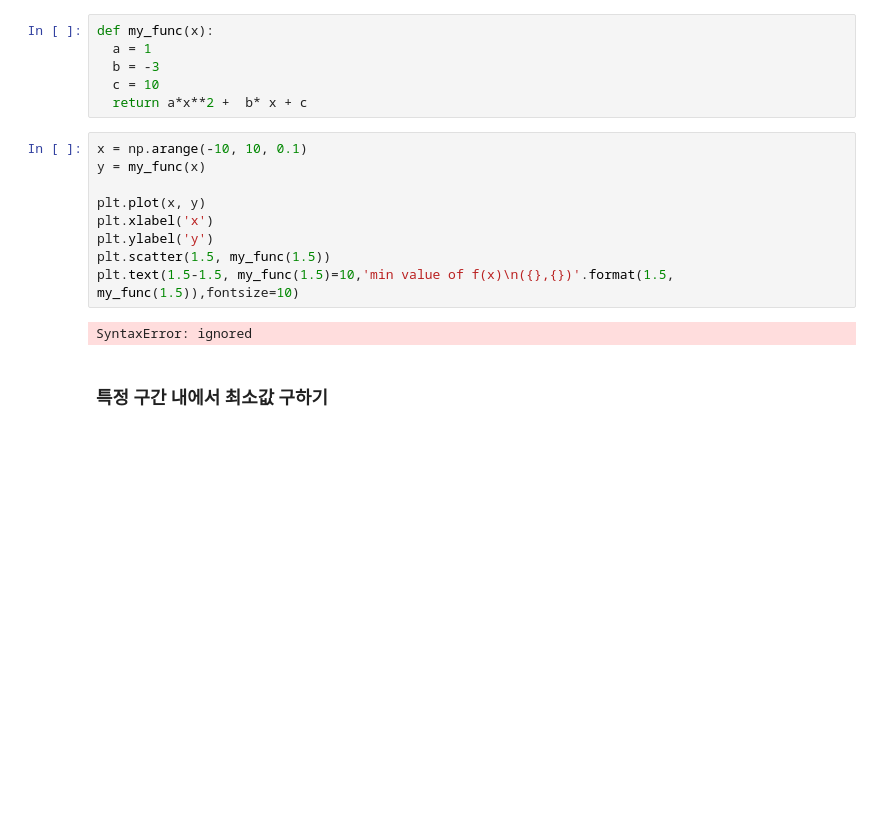
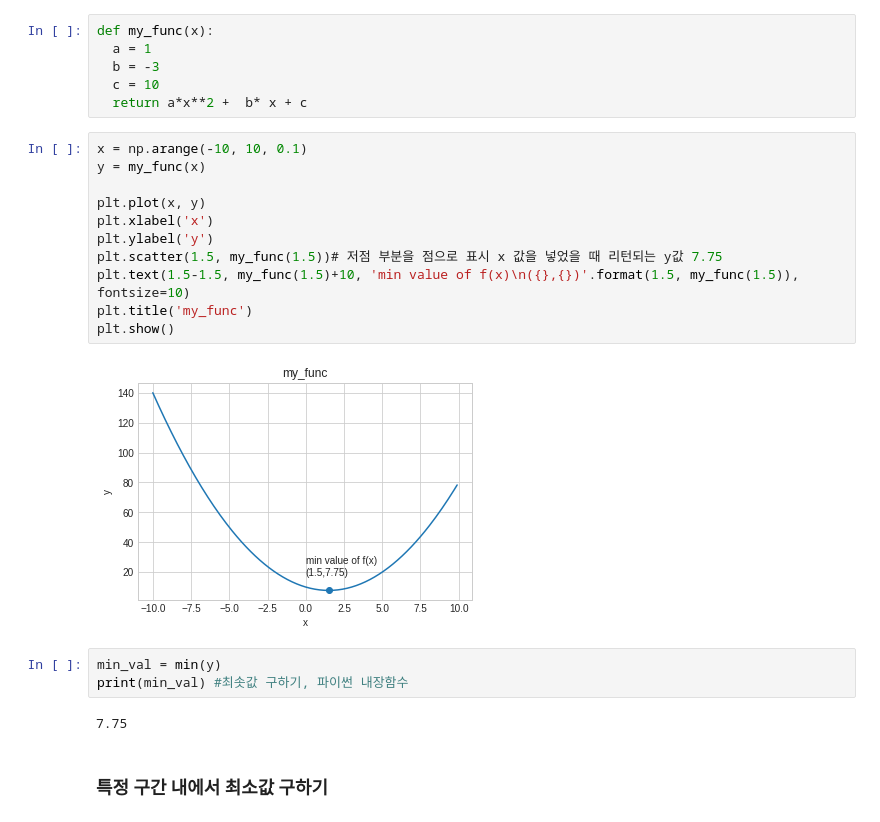
Before and after one commit to moung1012/-, a Jupyter notebook: _2_신경망_기초_수학.ipynb, the cells around one changed output. Cells and saved outputs as stored; diff of their text form; blank space fills up the shorter version.

```diff
--- a/_2_신경망_기초_수학.ipynb
+++ b/_2_신경망_기초_수학.ipynb
@@ -93,13 +93,20 @@ def my_func(x):
 # %%
 x = np.arange(-10, 10, 0.1)
 y = my_func(x)
 
 plt.plot(x, y)
 plt.xlabel('x')
 plt.ylabel('y')
-plt.scatter(1.5, my_func(1.5))
-plt.text(1.5-1.5, my_func(1.5)=10,'min value of f(x)\n({},{})'.format(1.5, my_func(1.5)),fontsize=10)
+plt.scatter(1.5, my_func(1.5))# 저점 부분을 점으로 표시 x 값을 넣었을 때 리턴되는 y값 7.75
+plt.text(1.5-1.5, my_func(1.5)+10, 'min value of f(x)\n({},{})'.format(1.5, my_func(1.5)), fontsize=10)
+plt.title('my_func')
+plt.show()
 # %% [output]
-SyntaxError: ignored
+[figure, added]
+# %%
+min_val = min(y)
+print(min_val) #최솟값 구하기, 파이썬 내장함수
+# %% [output]
+7.75
 # %% [markdown]
 ### 특정 구간 내에서 최소값 구하기
```
Also changed, not shown: parts of 8 cells of this notebook.
